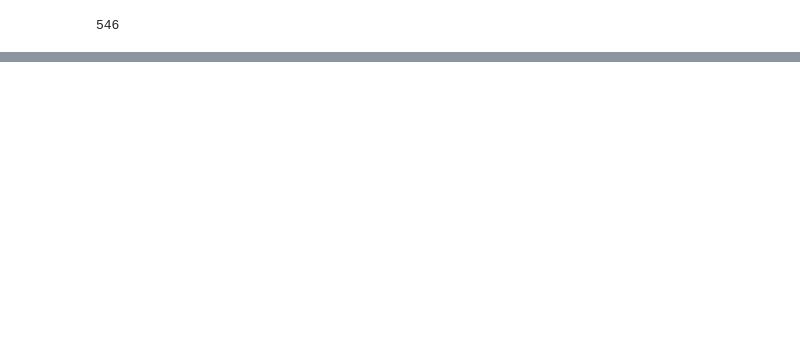
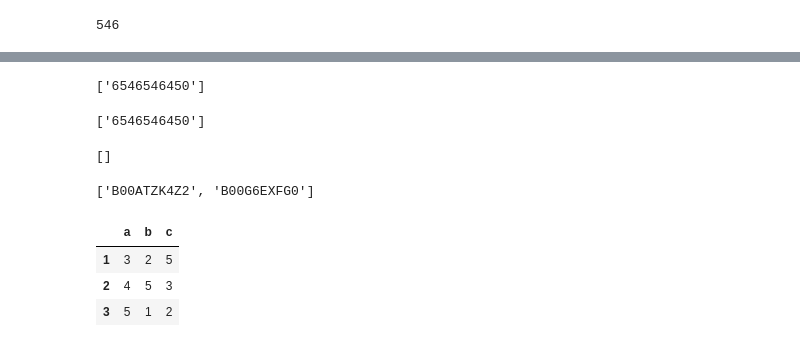
Before and after one commit to milanazhang/data-course-sample, a Jupyter notebook: content-based.ipynb, the cells around one changed output, grey strips where cells are left out. Drawn from its saved outputs; the diff is of its cells as text; code cells hidden in the pictures; blank space fills up the shorter version.

```diff
--- a/content-based.ipynb
+++ b/content-based.ipynb
@@ -573,0 +789,32 @@ len(training_user & testing_user)
+# %%
+
+similarity_score = list(enumerate(similarity_matrix[item_index]))
+similarity_score = sorted(similarity_score, key=lambda x: x[1], reverse=True)
+similarity_score = similarity_score[:2]
+item_indices = [i[0] for i in similarity_score]
+df['asin'].iloc[item_indices].tolist()
+# %% [output]
+['6546546450']
+# %%
+res = []
+res.extend(recommend_item(metadata_df[metadata_df["asin"] == 'B009YDVB6Q']["title_description"], 2))
+print(res)
+# %% [output]
+['6546546450']
+# %%
+metadata[metadata['asin'].isin(ratings_trainings[ratings_trainings['reviewerID'] == "B009YDVB6Q"]['asin'].tolist())]['asin'].tolist()
+# %% [output]
+[]
+# %%
+recommend_items(metadata_df[metadata_df["asin"] == 'B009YDVB6Q']["title_description"].to_list(),2)
+# %% [output]
+['B00ATZK4Z2', 'B00G6EXFG0']
+# %%
+tmp_df = pd.DataFrame({"a":[3,4,5],"b":[2,5,1],"c":[5,3,2]},index=[1,2,3])
+# %%
+tmp_df[tmp_df["a"].isin([5,4,3])]
+# %% [output]
+|  | a | b | c |
+| 1 | 3 | 2 | 5 |
+| 2 | 4 | 5 | 3 |
+| 3 | 5 | 1 | 2 |
```
Also changed, not shown: parts of 46 cells of this notebook.
